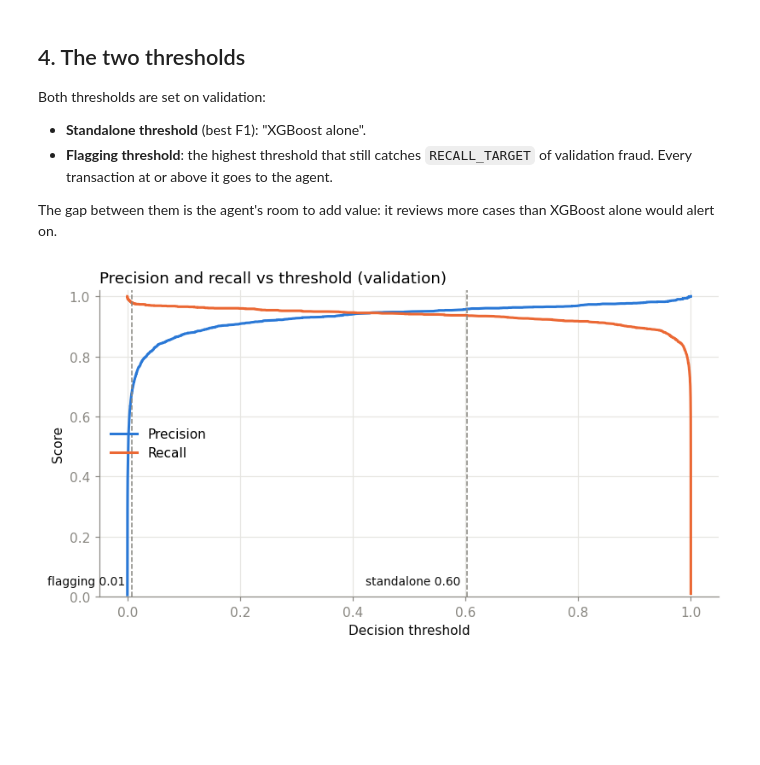
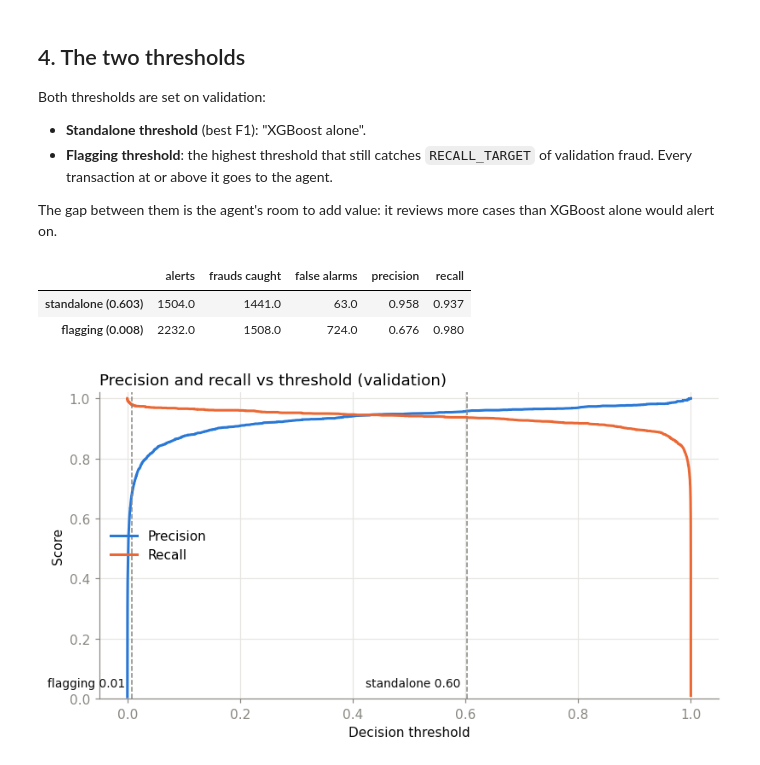
Before and after one commit to timc5nn/BT4012-Group-Project, a Jupyter notebook: xgboost.ipynb, the cells around one changed output. Drawn from its saved outputs; the diff is of its cells as text; code cells hidden in the pictures; blank space fills up the shorter version.

```diff
--- a/xgboost.ipynb
+++ b/xgboost.ipynb
@@ -48,12 +58,20 @@ The test set is not loaded or evaluated in this notebook.
 # %%
 train = pd.read_csv(PROCESSED_DIR / "fraudTrain_features.csv")
+test = pd.read_csv(PROCESSED_DIR / "fraudTest_features.csv")
 
 X_train_full = train.drop(columns=["is_fraud"]).astype("float32")
 y_train_full = train["is_fraud"]
+X_test = test.drop(columns=["is_fraud"]).astype("float32")
+y_test = test["is_fraud"]
+
 cut = int(len(X_train_full) * 0.8)
 X_tr, y_tr = X_train_full.iloc[:cut], y_train_full.iloc[:cut]
 X_val, y_val = X_train_full.iloc[cut:], y_train_full.iloc[cut:]
+
+# Use all 110 features: transaction, KYC and behavioural.
 cols = list(X_train_full.columns)
+
+# Weight each fraud case by (legitimate / fraud) in the fit rows, so the rare class isn't ignored
 scale_pos_weight = (y_tr == 0).sum() / (y_tr == 1).sum()
-print(f"fit {len(X_tr):,} | validation {len(X_val):,} | features {len(cols):,} | scale_pos_weight {scale_pos_weight:.0f}")
+print(f"fit {len(X_tr):,} | validation {len(X_val):,} | test {len(X_test):,} | features {len(cols):,} | scale_pos_weight {scale_pos_weight:.0f}")
 # %% [output]
@@ -128,8 +146,9 @@ trees = val_model.best_iteration + 1
 standalone = best_f1_threshold(y_val, val_proba)
 
 final = make_model(n_estimators=trees, early_stopping=False, max_depth=best_depth).fit(X_train_full[cols], y_train_full)
+test_proba = final.predict_proba(X_test[cols])[:, 1]
 fitted = {"val_model": val_model, "final": final, "val_proba": val_proba,
-          "standalone": standalone, "trees": trees}
+          "test_proba": test_proba, "standalone": standalone, "trees": trees}
 # %% [markdown]
 ## 4. The two thresholds
 
@@ -141,10 +160,21 @@ Both thresholds are set on validation:
 The gap between them is the agent's room to add value: it reviews more cases than XGBoost alone would alert on.
 # %%
 f = fitted
-val_proba = f["val_proba"]
+val_proba, test_proba = f["val_proba"], f["test_proba"]
 standalone = f["standalone"]
+
 precision, recall, thresholds = precision_recall_curve(y_val, val_proba)
 flag = float(thresholds[np.where(recall[:-1] >= RECALL_TARGET)[0].max()])
+assert flag <= standalone
+
+pd.DataFrame({
+    f"standalone ({standalone:.3f})": scores_at(y_val, val_proba, standalone),
+    f"flagging ({flag:.3f})": scores_at(y_val, val_proba, flag),
+}).T.round(3)
+# %% [output]
+|  | alerts | frauds caught | false alarms | precision | recall |
+| standalone (0.603) | 1504.0 | 1441.0 | 63.0 | 0.958 | 0.937 |
+| flagging (0.008) | 2232.0 | 1508.0 | 724.0 | 0.676 | 0.980 |
 # %%
 fig, ax = plt.subplots(figsize=(7.5, 4.2))
 ax.plot(thresholds, precision[:-1], color=BLUE, label="Precision")
```
Also changed, not shown: parts of 14 cells of this notebook, 3 other files.
